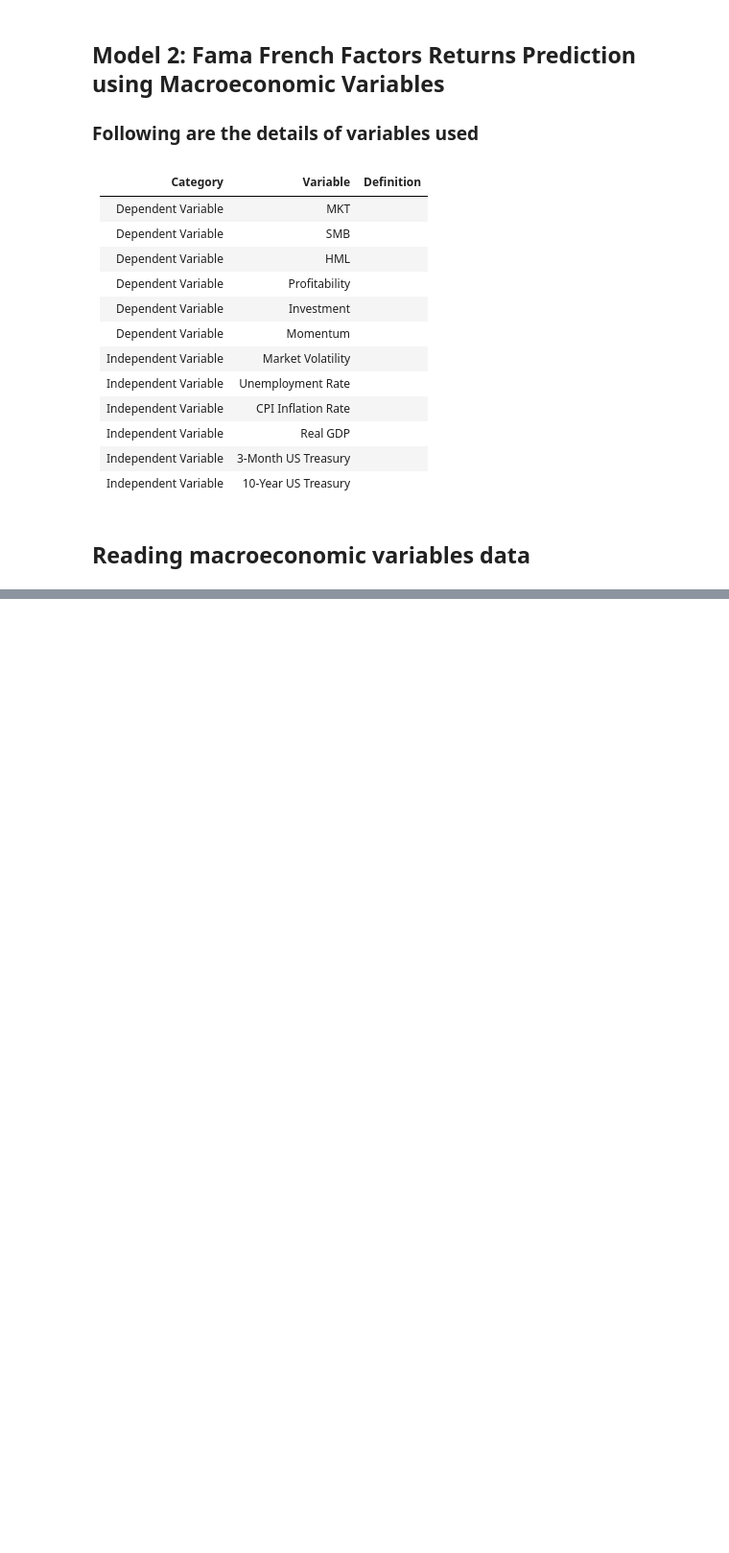
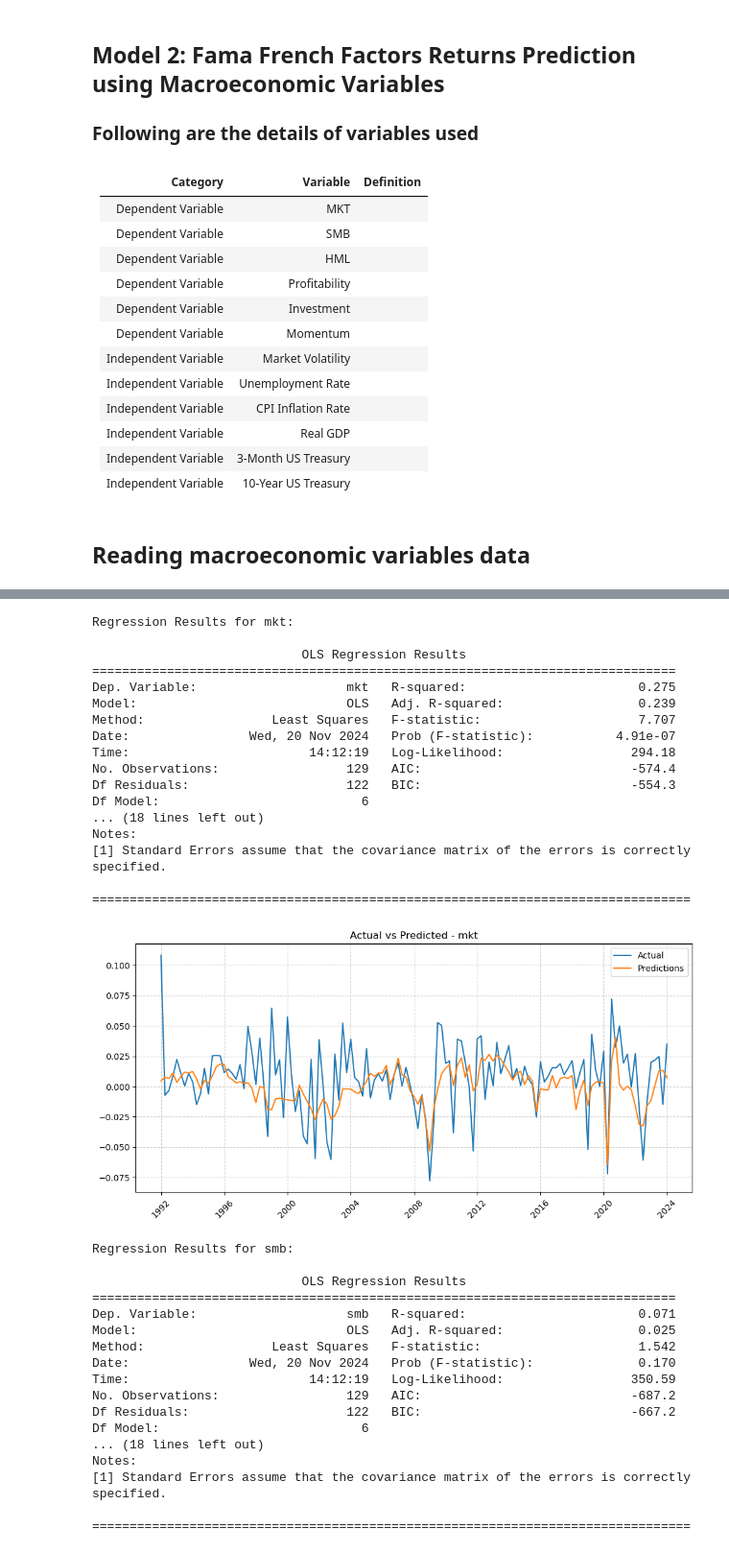
Before and after one commit to Raafayuqaily/TE-Portfolio-Stress-Testing-Final-Project, a Jupyter notebook: Section_5_KB.ipynb, the cells around one changed output, grey strips where cells are left out. Shown at 96% size. Drawn from its saved outputs; the diff is of its cells as text; code cells hidden in the pictures; blank space fills up the shorter version.

Commit message:
Implemented Fama Factor and MEV regression
For section 5

```diff
--- a/Section_5_KB.ipynb
+++ b/Section_5_KB.ipynb
@@ -377,8 +377,17 @@ mev_variables = ['Date', 'Market Volatility Index (Level)','Real GDP growth', 'U
                  'CPI inflation rate','3-month Treasury rate','10-year Treasury yield']
 # %%
 historic_mev_data = pd.read_csv(DATA_DIR/historic_mev_file_, usecols = mev_variables)
+historic_mev_data['Date'] = pd.to_datetime(historic_mev_data['Date'])
+historic_mev_data = historic_mev_data[historic_mev_data['Date'] >= analysis_start_date]
+historic_mev_data.set_index('Date', inplace = True)
+
 baseline_mev_data = pd.read_csv(DATA_DIR/baseline_mev_file_, usecols = mev_variables)
+baseline_mev_data['Date'] = pd.to_datetime(baseline_mev_data['Date'])
+baseline_mev_data.set_index('Date', inplace = True)
+
 severe_mev_data = pd.read_csv(DATA_DIR/severe_mev_file_, usecols = mev_variables)
+severe_mev_data['Date'] = pd.to_datetime(severe_mev_data['Date'])
+severe_mev_data.set_index('Date', inplace = True)
 # %%
 factors_df = prtfs_rets_ff_fctr[['mkt', 'smb', 'hml', 'proft', 'invst', 'mmntm']]
 
@@ -387,0 +395,61 @@ NameError: name 'macroeconomic_fama_french_regression' is not defined
+# %%
+def print_regression_results_and_plot(ff_mev_regression_results):
+
+    for factor, result in ff_mev_regression_results.items():
+        regression_summary = result[0]
+        actual_vs_predicted_df = result[1]
+        print(f"Regression Results for {factor}:\n")
+        print(regression_summary)
+        print("\n" + "="*80 + "\n")
+
+        fig, axes = plt.subplots(1, 1, figsize=(10, 5))
+        axes.plot(actual_vs_predicted_df.index,actual_vs_predicted_df[factor],
+            label='Actual')
+        axes.plot(actual_vs_predicted_df.index,actual_vs_predicted_df['Predicted Returns'],
+            label='Predictions')
+
+        axes.set_title(f"Actual vs Predicted - {factor}")
+        axes.legend()
+        axes.grid(True, linestyle='--', alpha=0.6)
+        axes.tick_params(axis='x', rotation=45)
+
+        plt.tight_layout()
+        plt.show()
+# %%
+print_regression_results_and_plot(ff_mev_hist_regression)
+# %% [output]
+Regression Results for mkt:
+
+                            OLS Regression Results
+==============================================================================
+Dep. Variable:                    mkt   R-squared:                       0.275
+Model:                            OLS   Adj. R-squared:                  0.239
+Method:                 Least Squares   F-statistic:                     7.707
+Date:                Wed, 20 Nov 2024   Prob (F-statistic):           4.91e-07
+Time:                        14:12:19   Log-Likelihood:                 294.18
+No. Observations:                 129   AIC:                            -574.4
+Df Residuals:                     122   BIC:                            -554.3
+Df Model:                           6
+... (18 lines left out)
+Notes:
+[1] Standard Errors assume that the covariance matrix of the errors is correctly specified.
+
+================================================================================
+[figure, added]
+Regression Results for smb:
+
+                            OLS Regression Results
+==============================================================================
+Dep. Variable:                    smb   R-squared:                       0.071
+Model:                            OLS   Adj. R-squared:                  0.025
+Method:                 Least Squares   F-statistic:                     1.542
+Date:                Wed, 20 Nov 2024   Prob (F-statistic):              0.170
+Time:                        14:12:19   Log-Likelihood:                 350.59
+No. Observations:                 129   AIC:                            -687.2
+Df Residuals:                     122   BIC:                            -667.2
+Df Model:                           6
+... (18 lines left out)
+Notes:
+[1] Standard Errors assume that the covariance matrix of the errors is correctly specified.
+
+================================================================================
```
Also changed, not shown: parts of 3 cells of this notebook.
